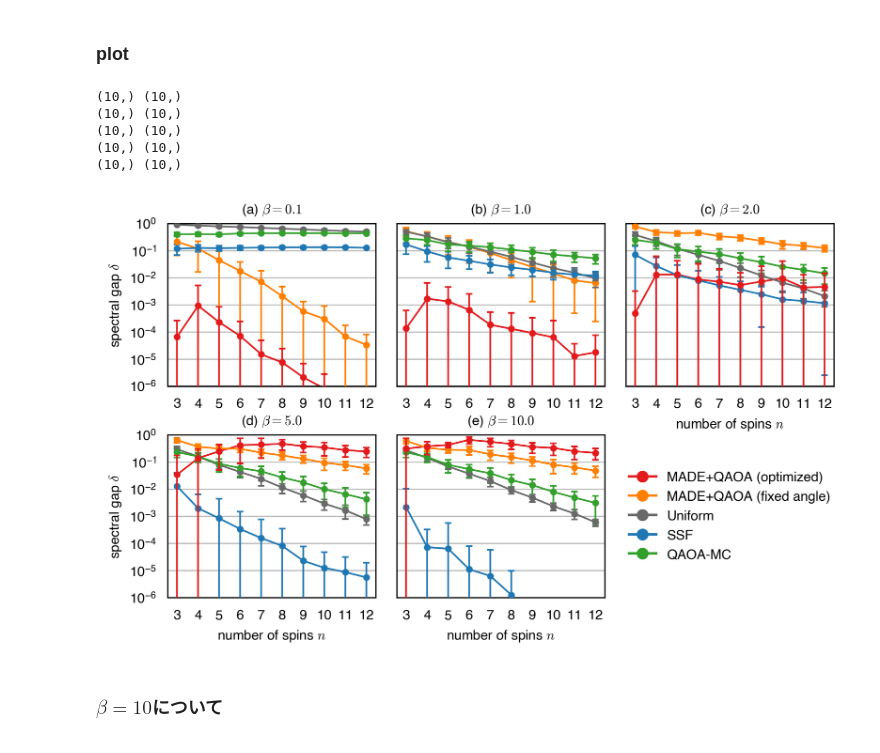
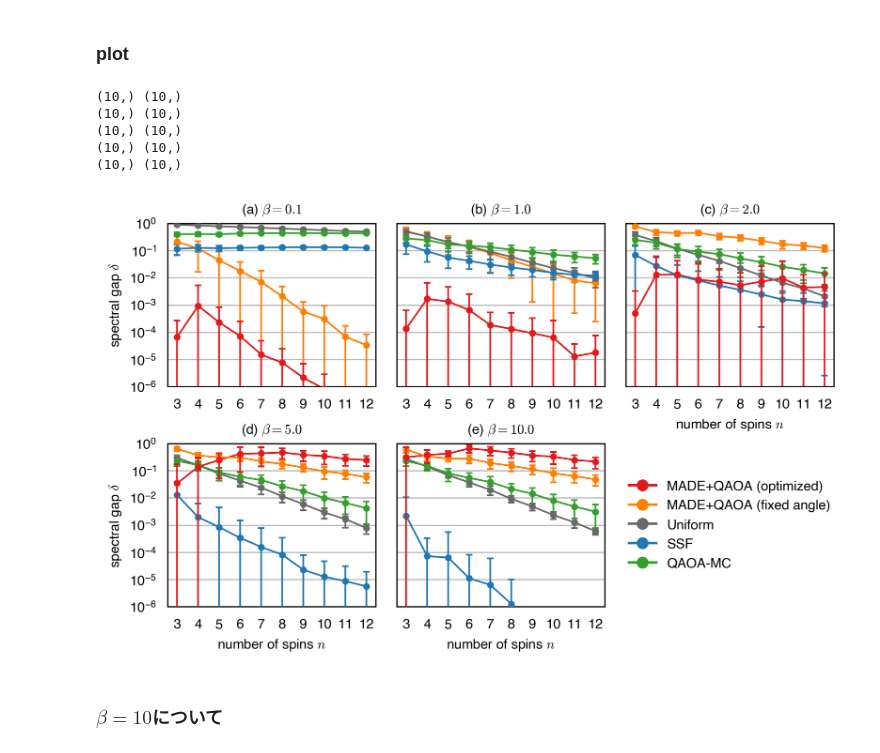
Before and after one commit to yuichiro-nakano/data_for_qaoa-made-mcmc, a Jupyter notebook: figure/make_fig.ipynb, the cells around one changed output. Drawn from its saved outputs; the diff is of its cells as text; code cells hidden in the pictures.

```diff
--- a/figure/make_fig.ipynb
+++ b/figure/make_fig.ipynb
@@ -129,7 +129,7 @@ fontsize = 8
 
 num_list = list(string.ascii_lowercase)[0:5]
 
-fig1, ax1 = plt.subplots(n_row, n_col, figsize=(7.08, 4), gridspec_kw=dict(wspace=0.1, hspace=0.3), dpi=300)
+fig1, ax1 = plt.subplots(n_row, n_col, figsize=(7.08, 4.1), gridspec_kw=dict(wspace=0.1, hspace=0.35), dpi=300)
 
 for i in range(len(beta_list)):
 	row = i // n_col
@@ -169,34 +169,34 @@ for i in range(len(beta_list)):
 	if col != 0:
 		ax1[row, col].tick_params(labelleft=False)
 
 ax1[1,0].set_xlabel(r'number of spins $n$', fontsize=fontsize)
 ax1[1,1].set_xlabel(r'number of spins $n$', fontsize=fontsize)
 ax1[0,2].set_xlabel(r'number of spins $n$', fontsize=fontsize)
 ax1[0,0].set_ylabel(r'spectral gap $\delta$', fontsize=fontsize)
 ax1[1,0].set_ylabel(r'spectral gap $\delta$', fontsize=fontsize)
 
 ax1[-1,-1].plot([], [], marker='o', color=red, label='MADE+QAOA (optimized)', linestyle=None)
 ax1[-1,-1].plot([], [], marker='o', color=orange, label='MADE+QAOA (fixed angle)', linestyle=None)
 ax1[-1,-1].plot([], [], marker='o', color='dimgrey', label='Uniform', linestyle=None)
 ax1[-1,-1].plot([], [], marker='o', color=blue, label='SSF', linestyle=None)
 ax1[-1,-1].plot([], [], marker='o', color=green, label='QAOA-MC', linestyle=None)
 
 for spine in ax1[-1,-1].spines.values():
     spine.set_visible(False)
 ax1[-1,-1].axes.get_xaxis().set_visible(False)
 ax1[-1,-1].axes.get_yaxis().set_visible(False)
 
 ax1[-1,-1].legend(fontsize=fontsize, bbox_to_anchor=(0.5,0.5), loc='center', frameon=False)
 
 fig1.savefig("figure/spectral_gap.svg", dpi=300, bbox_inches='tight')
 #fig1.savefig("figure/ave_gap_vs_qubit.png", dpi=300)
 # %% [output]
 (10,) (10,)
 (10,) (10,)
 (10,) (10,)
 (10,) (10,)
 (10,) (10,)
-[figure, old version]
+[figure, new version]
 # %% [markdown]
 ### $\beta=10$について
 # %%
```
Also changed, not shown: 1 other file.
